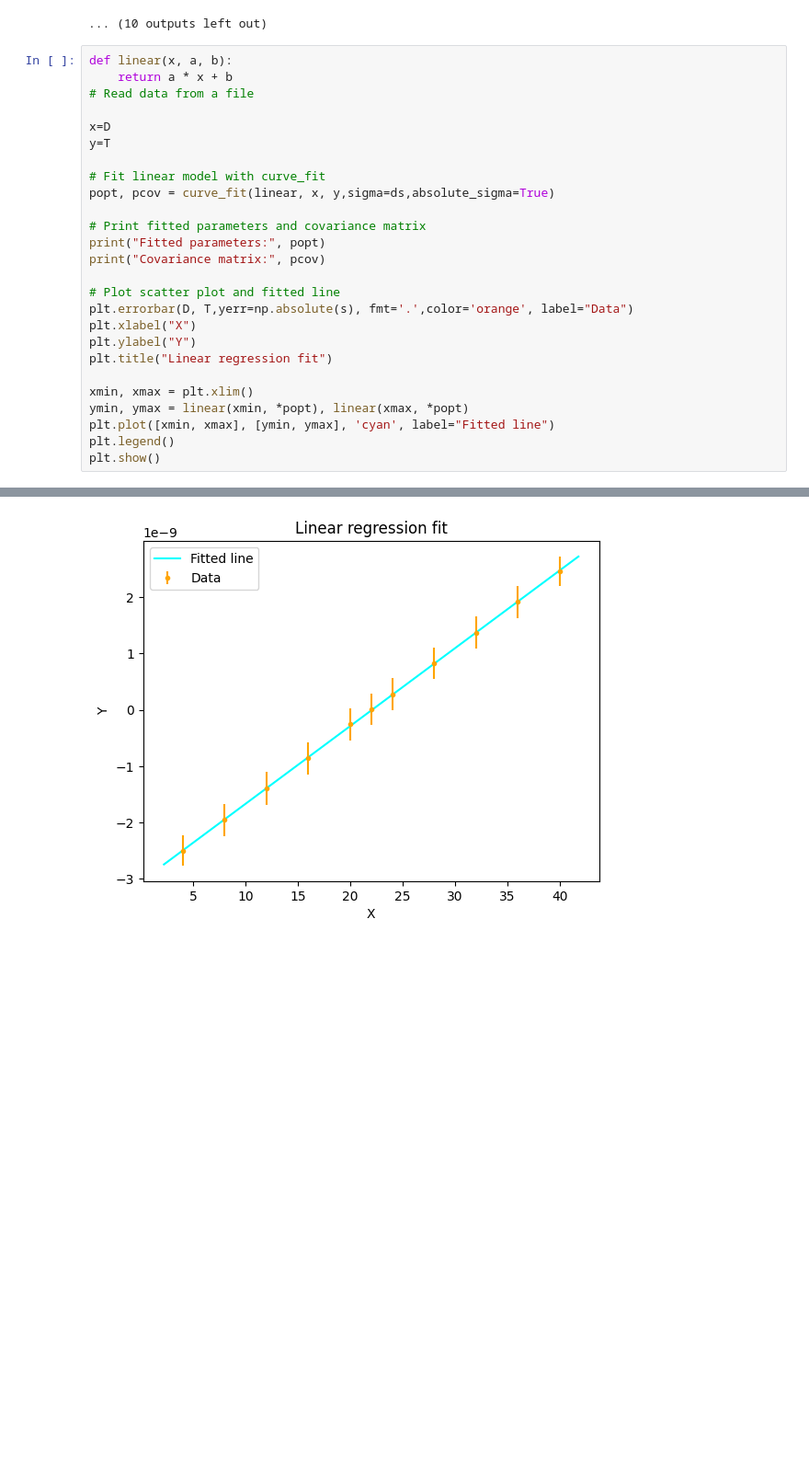
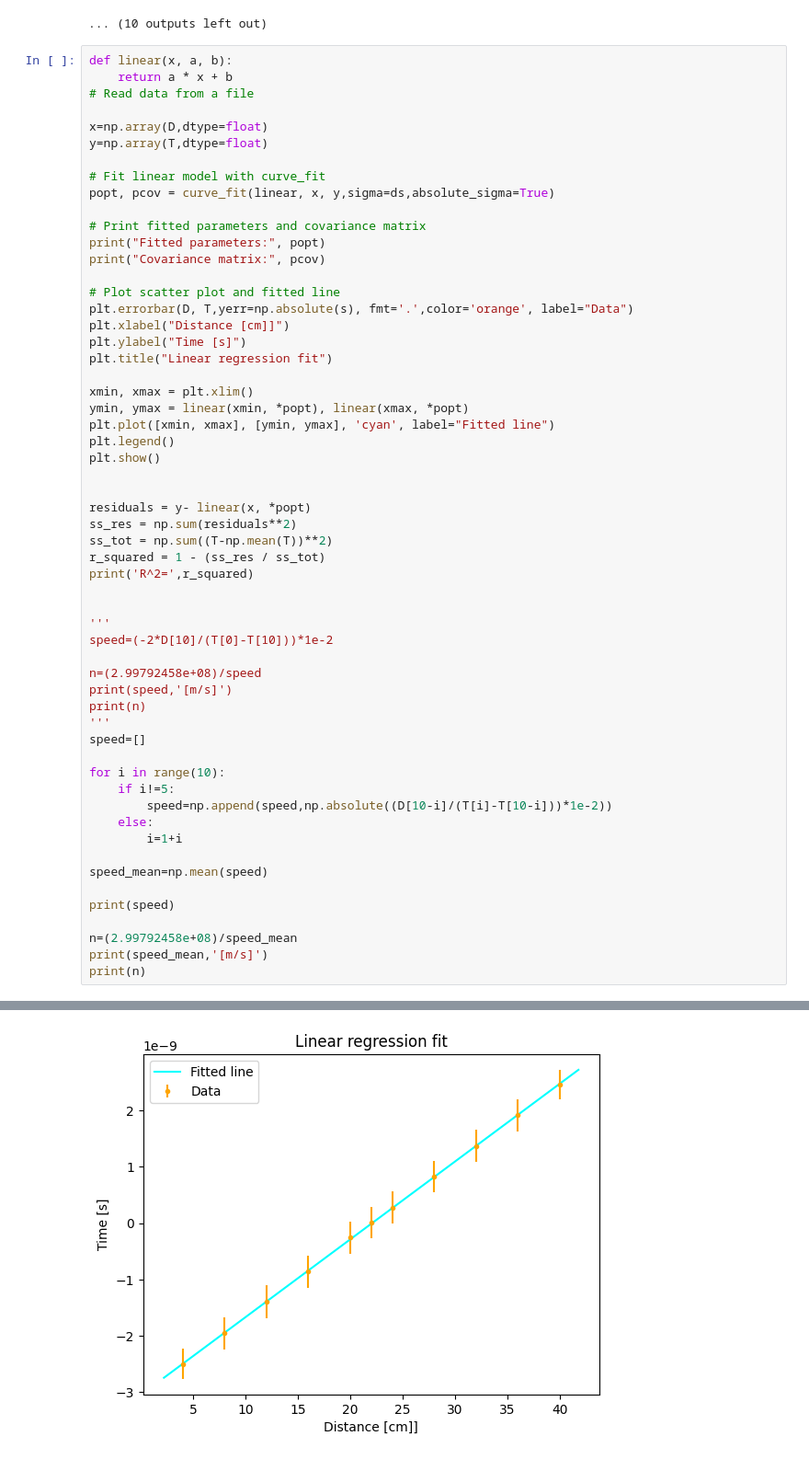
Before and after one commit to francescouni0/FisMedLab, a Jupyter notebook: Plastici/Scintillatori.ipynb, the cells around one changed output, grey strips where cells are left out. Shown at 92% size. Drawn from its saved outputs; the diff is of its cells as text; blank space fills up the shorter version.

```diff
--- a/Plastici/Scintillatori.ipynb
+++ b/Plastici/Scintillatori.ipynb
@@ -865,31 +865,62 @@ Chisquare reduced: 1.3004233014694537
 # %%
 def linear(x, a, b):
     return a * x + b
 # Read data from a file
 
-x=D
-y=T
+x=np.array(D,dtype=float)
+y=np.array(T,dtype=float)
 
 # Fit linear model with curve_fit
 popt, pcov = curve_fit(linear, x, y,sigma=ds,absolute_sigma=True)
 
 # Print fitted parameters and covariance matrix
 print("Fitted parameters:", popt)
 print("Covariance matrix:", pcov)
 
 # Plot scatter plot and fitted line
 plt.errorbar(D, T,yerr=np.absolute(s), fmt='.',color='orange', label="Data")
-plt.xlabel("X")
-plt.ylabel("Y")
+plt.xlabel("Distance [cm]]")
+plt.ylabel("Time [s]")
 plt.title("Linear regression fit")
 
 xmin, xmax = plt.xlim()
 ymin, ymax = linear(xmin, *popt), linear(xmax, *popt)
 plt.plot([xmin, xmax], [ymin, ymax], 'cyan', label="Fitted line")
 plt.legend()
 plt.show()
+
+
+residuals = y- linear(x, *popt)
+ss_res = np.sum(residuals**2)
+ss_tot = np.sum((T-np.mean(T))**2)
+r_squared = 1 - (ss_res / ss_tot)
+print('R^2=',r_squared)
+
+
+'''
+speed=(-2*D[10]/(T[0]-T[10]))*1e-2
+
+n=(2.99792458e+08)/speed
+print(speed,'[m/s]')
+print(n)
+'''
+speed=[]
+
+for i in range(10):
+    if i!=5:
+        speed=np.append(speed,np.absolute((D[10-i]/(T[i]-T[10-i]))*1e-2))
+    else:
+        i=1+i
+
+speed_mean=np.mean(speed)
+
+print(speed)
+
+n=(2.99792458e+08)/speed_mean
+print(speed_mean,'[m/s]')
+print(n)
 # %% [output]
 Fitted parameters: [ 1.38102492e-10 -3.04900987e-09]
 Covariance matrix: [[ 6.20246797e-27 -1.27439145e-25]
  [-1.27439145e-25  3.43477021e-24]]
-[figure, old version]
+[figure, new version]
```
Also changed, not shown: parts of 1 cell of this notebook.
